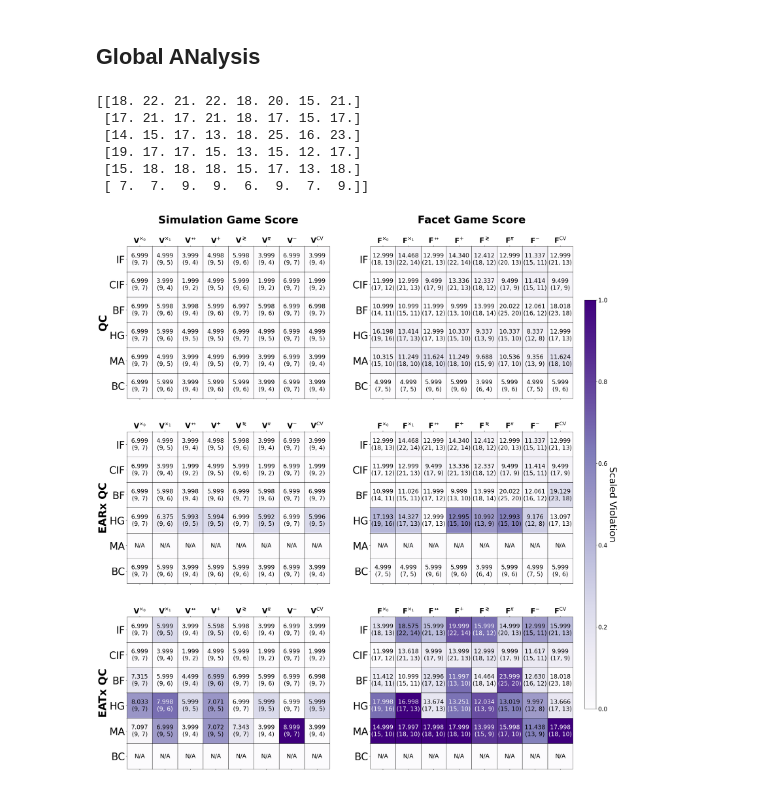
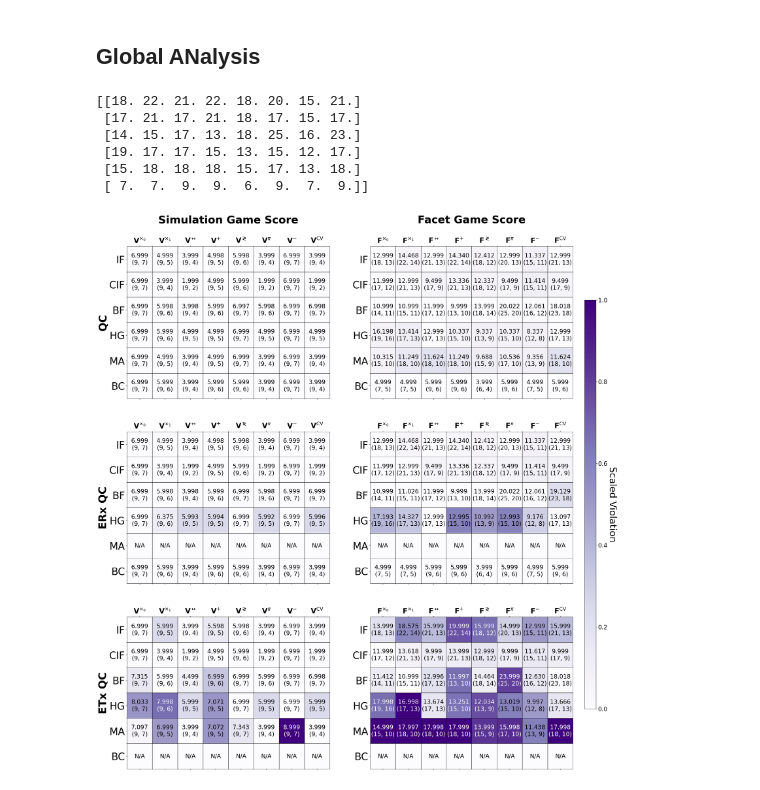
Before and after one commit to ChitambarLab/nonclassicality-in-quantum-communication-networks-supplemental-code, a Jupyter notebook: notebook/multipoint_quantum_violations.ipynb, the cells around one changed output. Cells and saved outputs as stored; diff of their text form; code cells hidden in the pictures.

```diff
--- a/notebook/multipoint_quantum_violations.ipynb
+++ b/notebook/multipoint_quantum_violations.ipynb
@@ -824,7 +824,7 @@ x_tick_labels_facets = list(map(lambda name: name, facet_max_violations_table_da
 game_axes = [qc_ax, earx_qc_ax, eatx_qc_ax]
 facet_axes = [qc_facet_ax, earx_qc_facet_ax, eatx_qc_facet_ax]
 
-ax_titles = ["QC", "EARx QC", "EATx QC"]
+ax_titles = ["QC", "ERx QC", "ETx QC"]
 for i in range(3):
     ax_game = game_axes[i]
     ax_facet = facet_axes[i]
@@ -964,31 +964,31 @@ for y in range(len(cc_facet_table_data)):
                 color=earx_text_color,
             )
         if y == broadcast_row:
             eatx_qc_facet_ax.text(x, y,
                 "N/A",
                 horizontalalignment='center',
                 verticalalignment='center',
                 size=mat_num_font,
                 color=eatx_text_color,
             )
         else:
             eatx_qc_facet_ax.text(x, y, str(round(decimal.Decimal(eatx_val), n_decimals)) + "\n(" + str(int(qbound_val)) + ", " +  str(int(cc_val)) + ")",
             # eatx_qc_facet_ax.text(x, y, '%.3f' % eatx_val + "\n" + "(" + str(int(cc_val)) + ")",
                 horizontalalignment='center',
                 verticalalignment='center',
                 size=mat_num_font,
                 color=eatx_text_color,
             )
 
 cb_ax = fig.add_axes([0.92, 0.2, 0.02, 0.6])
 cbar = fig.colorbar(pcm_qc, cax=cb_ax)
 cbar.ax.set_ylabel('Scaled Violation', rotation=270, size=32, labelpad=32)
 cbar.ax.tick_params(labelsize=mat_num_font)
 # %% [output]
 [[18. 22. 21. 22. 18. 20. 15. 21.]
  [17. 21. 17. 21. 18. 17. 15. 17.]
  [14. 15. 17. 13. 18. 25. 16. 23.]
  [19. 17. 17. 15. 13. 15. 12. 17.]
  [15. 18. 18. 18. 15. 17. 13. 18.]
  [ 7.  7.  9.  9.  6.  9.  7.  9.]]
-[figure, old version]
+[figure, new version]
```
Also changed, not shown: 2 other files.
